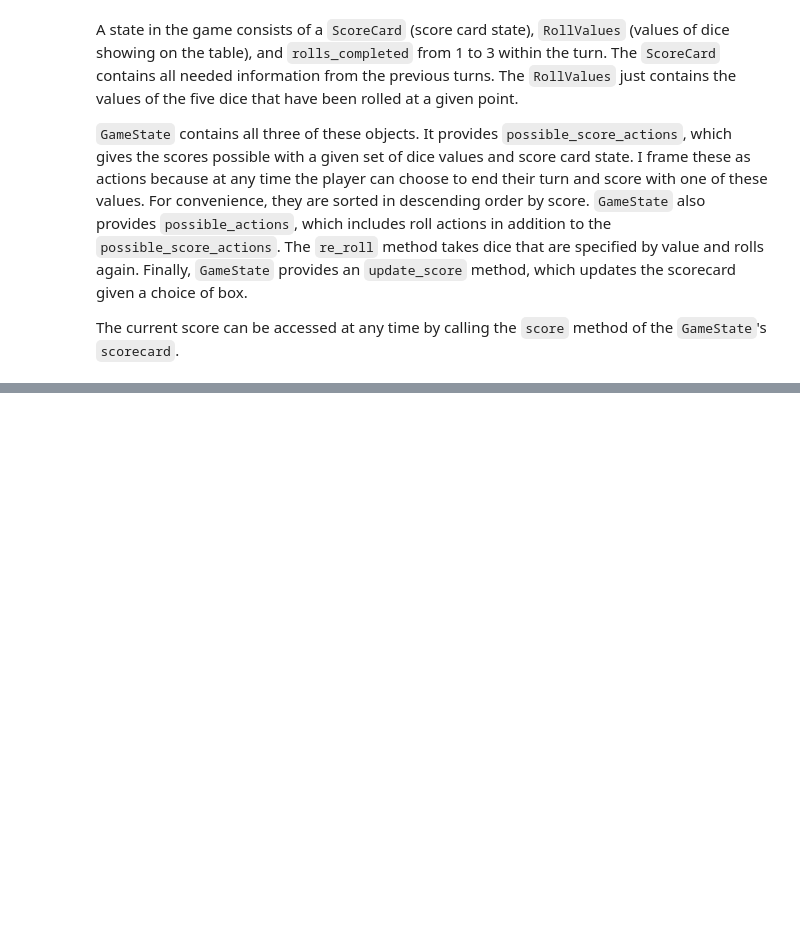
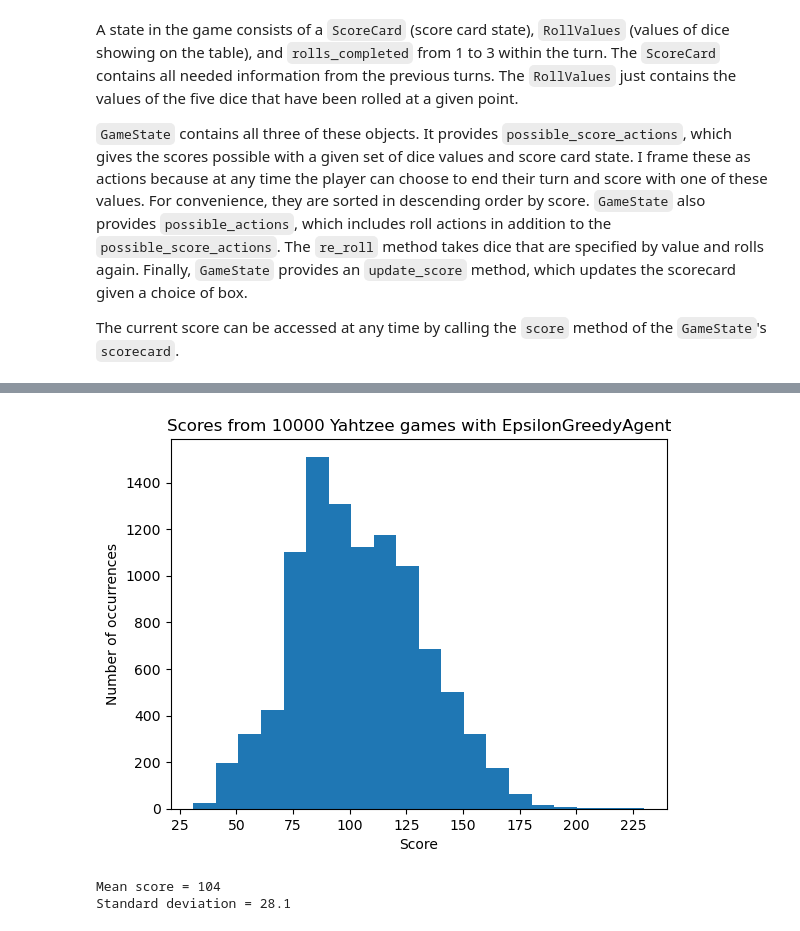
Before and after one commit to tdauer2718/yahtzee, a Jupyter notebook: yahtzee_sandbox.ipynb, the cells around one changed output, grey strips where cells are left out. Cells and saved outputs as stored; diff of their text form; code cells hidden in the pictures; blank space fills up the shorter version.

```diff
--- a/yahtzee_sandbox.ipynb
+++ b/yahtzee_sandbox.ipynb
@@ -403,0 +407,21 @@ Still, the performance is not great compared to typcial human gameplay. I'm not
+# %%
+class EpsilonGreedyAgent(Agent):
+    def __init__(self, epsilon: float):
+        if epsilon < 0 or epsilon >= 1:
+            raise ValueError("epsilon must be >= 0 and < 1.")
+        self.epsilon = epsilon
+        super().__init__()
+
+    def choose_action(self, game_state: GameState) -> Union[RollAction, ScoreAction]:
+        r = random.random()
+        if r < self.epsilon and len(game_state.possible_roll_actions) != 0:
+            action = random.choice(game_state.possible_roll_actions)
+        else:
+            action = game_state.possible_score_actions[0]
+        return action
+# %%
+epsilon_greedy_agent_scores = EpsilonGreedyAgent(epsilon=0.5).play_games(n_games=10_000)
+# %% [output]
+[figure, added]
+Mean score = 104
+Standard deviation = 28.1
```
Also changed, not shown: parts of 9 cells of this notebook.
